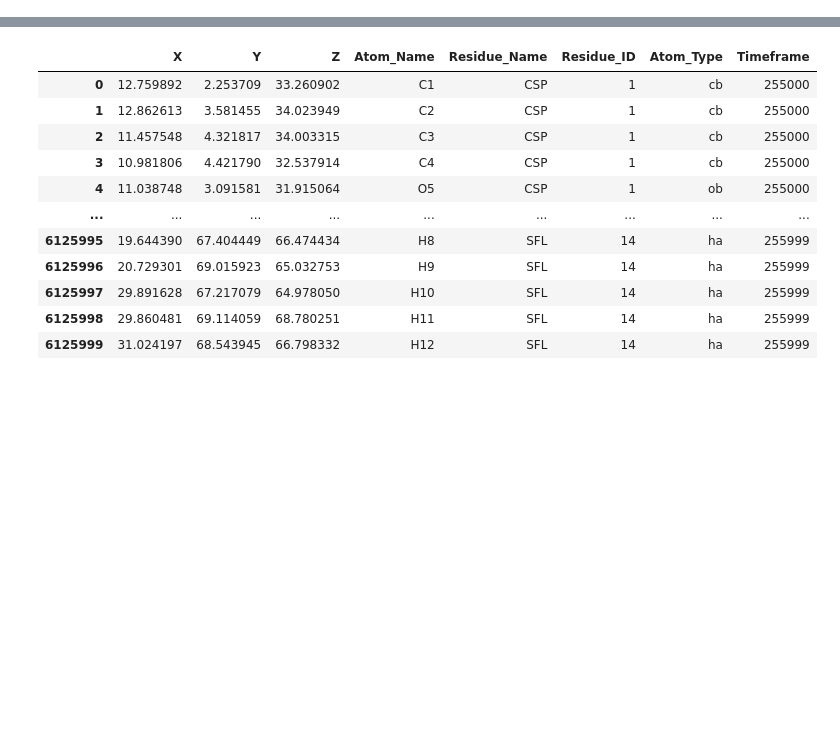
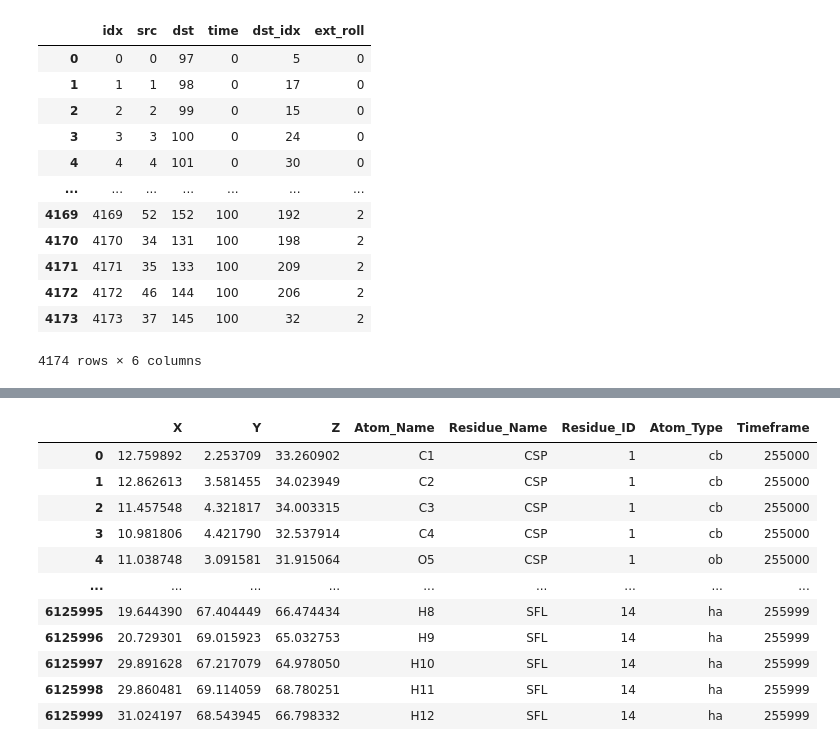
Before and after one commit to hasananowar/DLP, a Jupyter notebook: process_data.ipynb, the cells around one changed output, grey strips where cells are left out. Drawn from its saved outputs; the diff is of its cells as text; code cells hidden in the pictures; blank space fills up the shorter version.

```diff
--- a/process_data.ipynb
+++ b/process_data.ipynb
@@ -6,0 +8,17 @@ from sklearn.preprocessing import LabelEncoder
+# %%
+df1 = pd.read_csv("DATA/FILT_HB/edges1.csv")
+df1
+# %% [output]
+|  | idx | src | dst | time | dst_idx | ext_roll |
+| 0 | 0 | 0 | 97 | 0 | 5 | 0 |
+| 1 | 1 | 1 | 98 | 0 | 17 | 0 |
+| 2 | 2 | 2 | 99 | 0 | 15 | 0 |
+| 3 | 3 | 3 | 100 | 0 | 24 | 0 |
+| 4 | 4 | 4 | 101 | 0 | 30 | 0 |
+| ... | ... | ... | ... | ... | ... | ... |
+| 4169 | 4169 | 52 | 152 | 100 | 192 | 2 |
+| 4170 | 4170 | 34 | 131 | 100 | 198 | 2 |
+| 4171 | 4171 | 35 | 133 | 100 | 209 | 2 |
+| 4172 | 4172 | 46 | 144 | 100 | 206 | 2 |
+| 4173 | 4173 | 37 | 145 | 100 | 32 | 2 |
+4174 rows × 6 columns
```
Also changed, not shown: parts of 8 cells of this notebook, 6 other files.
